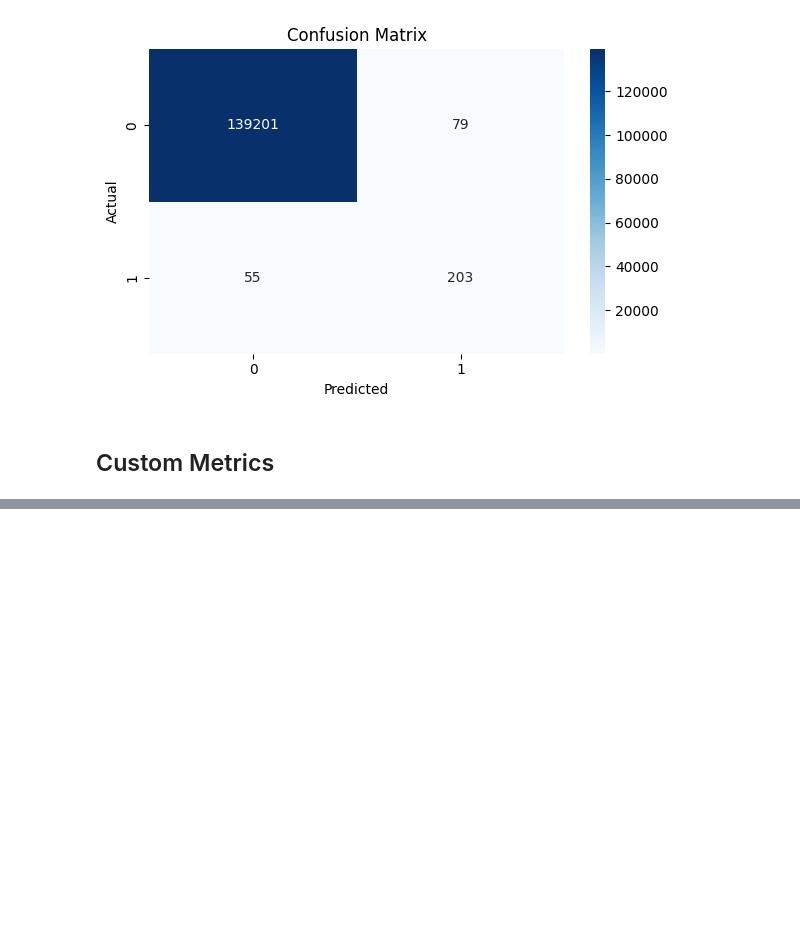
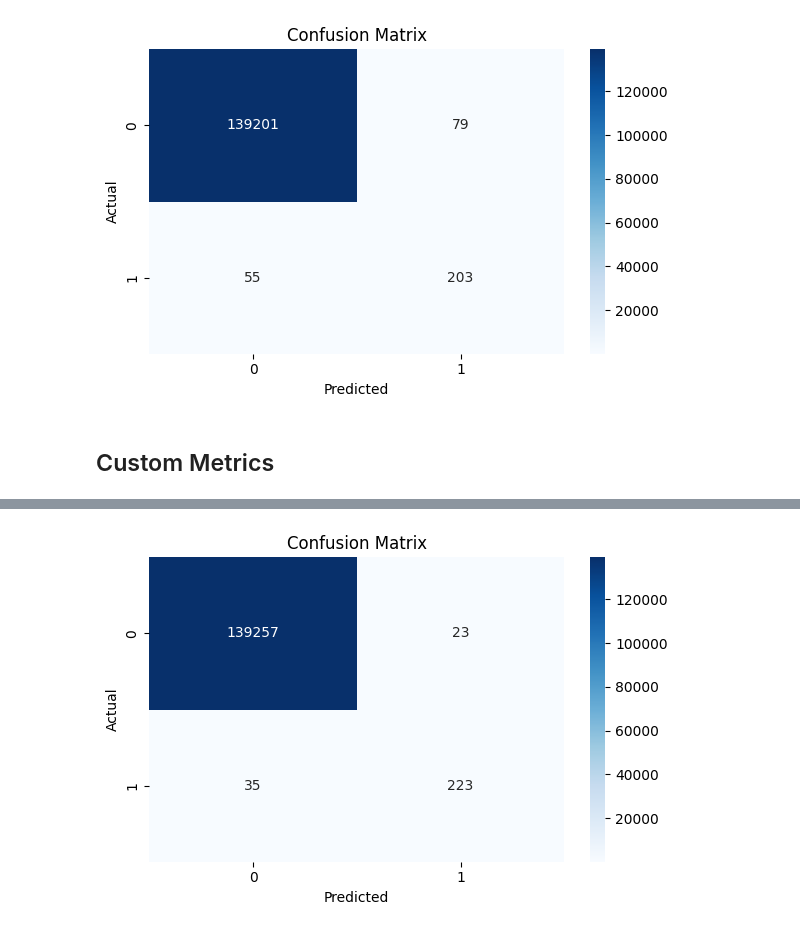
Before and after one commit to adrianrb469/lgbm_fraud_detection_model, a Jupyter notebook: notebooks/03_base_model.ipynb, the cells around one changed output, grey strips where cells are left out. Saved outputs shown, nothing was run; the diff lists cells and outputs as text; code cells hidden in the pictures; blank space fills up the shorter version.

```diff
--- a/notebooks/03_base_model.ipynb
+++ b/notebooks/03_base_model.ipynb
@@ -463,7 +499,7 @@ def freq_fpr(preds, data):
     fpr = fp_freq / legit_freq if legit_freq else 0
     return 'freq_fpr', fpr, False
 # %%
-metrics = [fp_tp_ratio, balanced_cost, f05_score, freq_fpr]
+metrics = [fp_tp_ratio, business_fp_tp_ratio, balanced_cost, f05_score, freq_fpr]
 
 def run_and_log(feval_fn, legit_freq_w=10.0):
     w_train = make_weights(train_df, legit_freq_w)
@@ -611,0 +741,95 @@ FP rate (freq)          : 0.0000%
+# %%
+constrained_best_params = {
+    'learning_rate': 0.037577758778602,
+    'num_leaves': 95,
+    'feature_fraction': 0.876209419347702,
+    'bagging_fraction': 0.9442279553673999,
+    'bagging_freq': 3,
+    'min_child_weight': 0.2240122726219249,
+    # Add the fixed parameters
+    "objective": "binary",
+    "is_unbalance": True,
+    "seed": 42,
+    "verbosity": -1,
+}
+
+print("Training constrained-optimized model...")
+w_train = make_weights(train_df, 10.0)
+w_valid = make_weights(valid_df, 10.0)
+lgb_train.set_weight(w_train)
+lgb_valid.set_weight(w_valid)
+
+constrained_optimized_model = lgb.train(
+    constrained_best_params,
+    lgb_train,
+    valid_sets=[lgb_valid],
+    valid_names=["valid"],
+    feval=business_fp_tp_ratio,
+    num_boost_round=500,
+    callbacks=[early_stopping(50)],
+)
+
+print(f"Constrained-optimized model best score: {constrained_optimized_model.best_score['valid']['business_fp_tp_ratio']}")
+
+# 3. Detailed evaluation of constrained model only
+print("\n" + "="*60)
+print("CONSTRAINED-OPTIMIZED MODEL - TEST SET EVALUATION")
+print("="*60)
+constrained_results = detailed_evaluation_report(constrained_optimized_model, test_df, features, target, 0.5, return_dict=True)
+
+# 4. Get original model results for comparison
+original_results = detailed_evaluation_report(models['fp_tp_ratio'], test_df, features, target, 0.5, return_dict=True)
+
+# 5. Comparison table: Original vs Constrained
+print("\n" + "="*60)
+print("COMPARISON: ORIGINAL vs CONSTRAINED-OPTIMIZED")
+print("="*60)
+print(f"{'Metric':<25} {'Original':<15} {'Constrained':<15} {'Change':<15}")
+print("-" * 75)
+
+# FP Rate
+orig_fpr = original_results['overall_fp_rate'] * 100
+const_fpr = constrained_results['overall_fp_rate'] * 100
+fpr_change = const_fpr - orig_fpr
+print(f"{'FP Rate (%)':<25} {orig_fpr:<15.4f} {const_fpr:<15.4f} {fpr_change:+.4f}")
+
+# FP Count
+orig_fp = original_results['overall_fp_count']
+const_fp = constrained_results['overall_fp_count']
+fp_change = const_fp - orig_fp
+print(f"{'FP Count':<25} {orig_fp:<15} {const_fp:<15} {fp_change:+d}")
+
+# Recall
+orig_recall = original_results['tp']/(original_results['tp']+original_results['fn']) * 100
+const_recall = constrained_results['tp']/(constrained_results['tp']+constrained_results['fn']) * 100
+recall_change = const_recall - orig_recall
+print(f"{'Recall (%)':<25} {orig_recall:<15.2f} {const_recall:<15.2f} {recall_change:+.2f}")
+
+# Freq FP Count
+orig_freq_fp = original_results['freq_fp_count']
+const_freq_fp = constrained_results['freq_fp_count']
+freq_fp_change = const_freq_fp - orig_freq_fp
+print(f"{'Freq FP Count':<25} {orig_freq_fp:<15} {const_freq_fp:<15} {freq_fp_change:+d}")
+
+# TP Count (frauds detected)
+orig_tp = original_results['tp']
+const_tp = constrained_results['tp']
+tp_change = const_tp - orig_tp
+print(f"{'Frauds Detected':<25} {orig_tp:<15} {const_tp:<15} {tp_change:+d}")
+
+print("\n" + "="*60)
+print("SUMMARY")
+print("="*60)
+if recall_change > 0 and fp_change < 0:
+    print("✅ WIN-WIN: Better fraud detection AND fewer false positives!")
+elif recall_change > 0:
+    print("✅ IMPROVED: Better fraud detection")
+elif fp_change < 0:
+    print("✅ IMPROVED: Fewer false positives")
+else:
+    print("📊 COMPARISON: Mixed results")
+
+print(f"📈 Additional frauds detected: {tp_change}")
+print(f"📉 Reduction in false alerts: {-fp_change}")
+print(f"🛡️ Frequent customer protection: {'Maintained' if const_freq_fp == 0 else 'Changed'}")
+# %% [output]
@@ -611,0 +853 @@ FP rate (freq)          : 0.0000%
+[figure, added]
```
Also changed, not shown: parts of 8 cells of this notebook.
